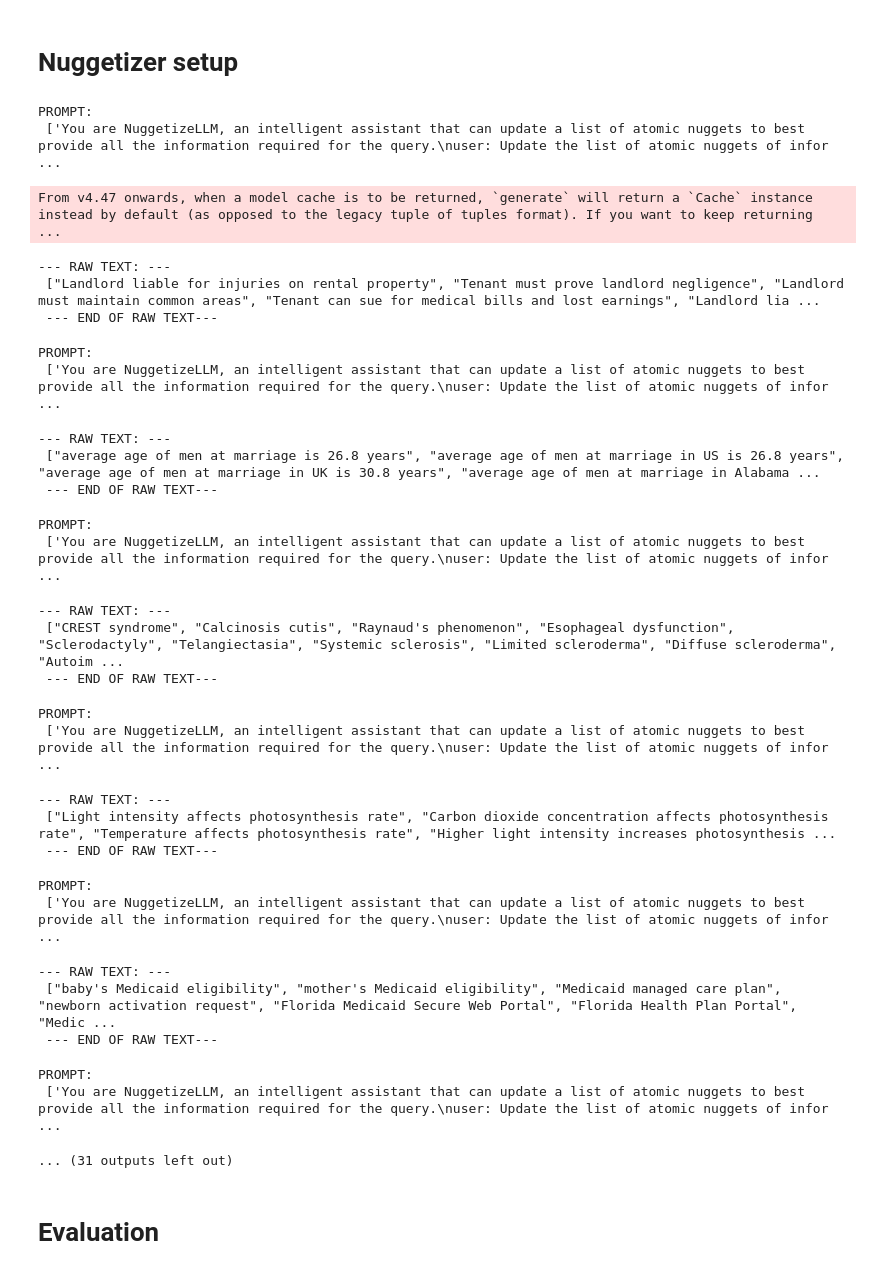
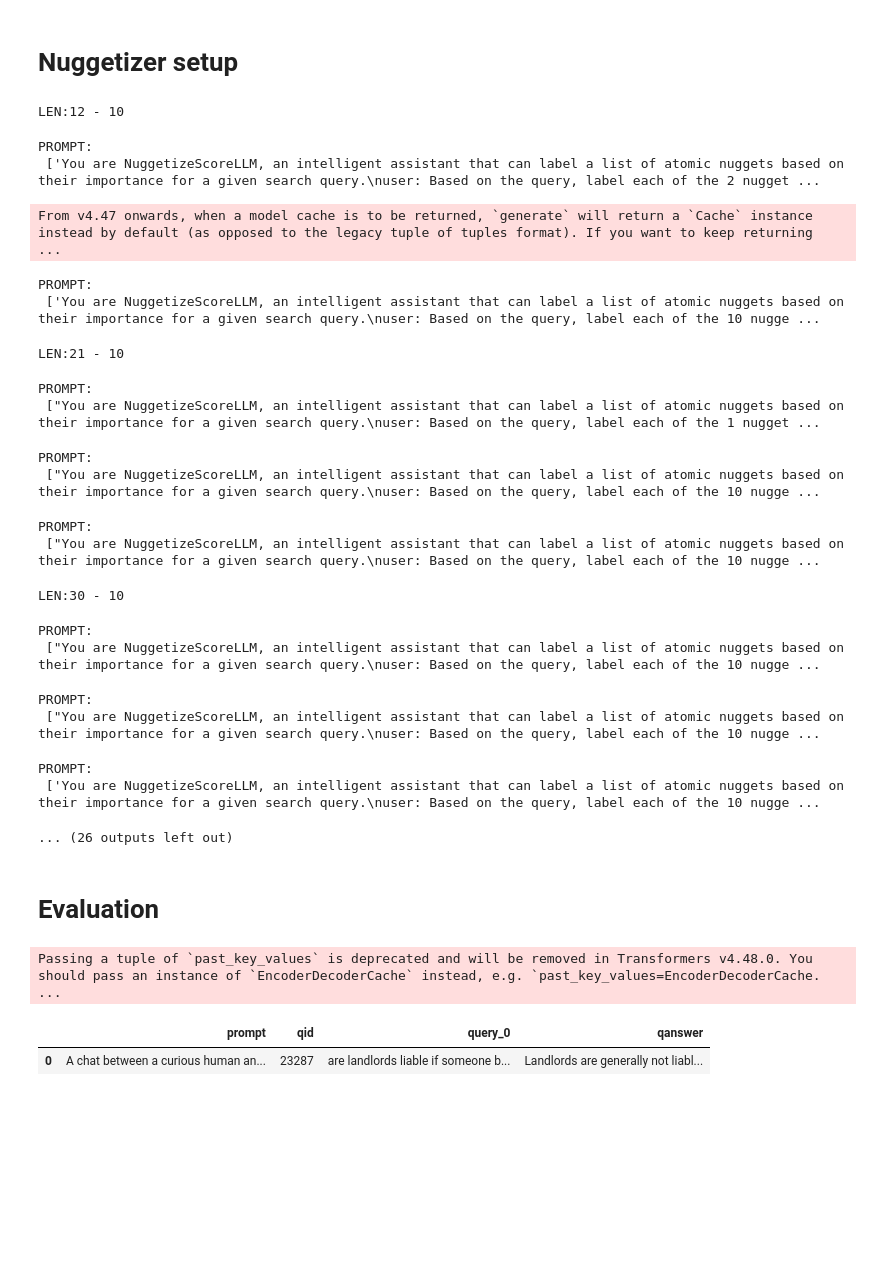
Before and after one commit to NamaWho/pyterrier-nuggetizer, a Jupyter notebook: examples/example.ipynb, the cells around one changed output. Saved outputs shown, nothing was run; the diff lists cells and outputs as text; code cells hidden in the pictures; blank space fills up the shorter version.

Commit message:
fix scorer prompt

```diff
--- a/examples/example.ipynb
+++ b/examples/example.ipynb
@@ -149,38 +130,50 @@ nuggetizer = Nuggetizer(
     conversation_template=conv_template,
     verbose=True
 )
-nuggets = nuggetizer.create(baseline)
-nuggetizer.score(nuggets)
+
+nuggets = load_csv("nuggets.csv")
+if nuggets is None:
+    nuggets = nuggetizer.create(baseline)
+    save_csv("nuggets.csv", nuggets)
+
+scored_nuggets = load_csv("scored_nuggets")
+if scored_nuggets is None:
+    scored_nuggets = nuggetizer.score(nuggets)
+    save_csv("scored_nuggets.csv", scored_nuggets)
 # %% [output]
-PROMPT:
- ['You are NuggetizeLLM, an intelligent assistant that can update a list of atomic nuggets to best provide all the information required for the query.\nuser: Update the list of atomic nuggets of infor ...
+LEN:12 - 10
-From v4.47 onwards, when a model cache is to be returned, `generate` will return a `Cache` instance instead by default (as opposed to the legacy tuple of tuples format). If you want to keep returning  ...
+PROMPT:
+ ['You are NuggetizeScoreLLM, an intelligent assistant that can label a list of atomic nuggets based on their importance for a given search query.\nuser: Based on the query, label each of the 2 nugget ...
---- RAW TEXT: ---
- ["Landlord liable for injuries on rental property", "Tenant must prove landlord negligence", "Landlord must maintain common areas", "Tenant can sue for medical bills and lost earnings", "Landlord lia ...
- --- END OF RAW TEXT---
+From v4.47 onwards, when a model cache is to be returned, `generate` will return a `Cache` instance instead by default (as opposed to the legacy tuple of tuples format). If you want to keep returning  ...
 PROMPT:
- ['You are NuggetizeLLM, an intelligent assistant that can update a list of atomic nuggets to best provide all the information required for the query.\nuser: Update the list of atomic nuggets of infor ...
+ ['You are NuggetizeScoreLLM, an intelligent assistant that can label a list of atomic nuggets based on their importance for a given search query.\nuser: Based on the query, label each of the 10 nugge ...
---- RAW TEXT: ---
- ["average age of men at marriage is 26.8 years", "average age of men at marriage in US is 26.8 years", "average age of men at marriage in UK is 30.8 years", "average age of men at marriage in Alabama ...
- --- END OF RAW TEXT---
+LEN:21 - 10
 PROMPT:
- ['You are NuggetizeLLM, an intelligent assistant that can update a list of atomic nuggets to best provide all the information required for the query.\nuser: Update the list of atomic nuggets of infor ...
+ ["You are NuggetizeScoreLLM, an intelligent assistant that can label a list of atomic nuggets based on their importance for a given search query.\nuser: Based on the query, label each of the 1 nugget ...
---- RAW TEXT: ---
- ["CREST syndrome", "Calcinosis cutis", "Raynaud's phenomenon", "Esophageal dysfunction", "Sclerodactyly", "Telangiectasia", "Systemic sclerosis", "Limited scleroderma", "Diffuse scleroderma", "Autoim ...
- --- END OF RAW TEXT---
+PROMPT:
+ ["You are NuggetizeScoreLLM, an intelligent assistant that can label a list of atomic nuggets based on their importance for a given search query.\nuser: Based on the query, label each of the 10 nugge ...
 PROMPT:
- ['You are NuggetizeLLM, an intelligent assistant that can update a list of atomic nuggets to best provide all the information required for the query.\nuser: Update the list of atomic nuggets of infor ...
+ ["You are NuggetizeScoreLLM, an intelligent assistant that can label a list of atomic nuggets based on their importance for a given search query.\nuser: Based on the query, label each of the 10 nugge ...
---- RAW TEXT: ---
- ["Light intensity affects photosynthesis rate", "Carbon dioxide concentration affects photosynthesis rate", "Temperature affects photosynthesis rate", "Higher light intensity increases photosynthesis ...
- --- END OF RAW TEXT---
+LEN:30 - 10
 PROMPT:
- ['You are NuggetizeLLM, an intelligent assistant that can update a list of atomic nuggets to best provide all the information required for the query.\nuser: Update the list of atomic nuggets of infor ...
+ ["You are NuggetizeScoreLLM, an intelligent assistant that can label a list of atomic nuggets based on their importance for a given search query.\nuser: Based on the query, label each of the 10 nugge ...
---- RAW TEXT: ---
- ["baby's Medicaid eligibility", "mother's Medicaid eligibility", "Medicaid managed care plan", "newborn activation request", "Florida Medicaid Secure Web Portal", "Florida Health Plan Portal", "Medic ...
- --- END OF RAW TEXT---
+PROMPT:
+ ["You are NuggetizeScoreLLM, an intelligent assistant that can label a list of atomic nuggets based on their importance for a given search query.\nuser: Based on the query, label each of the 10 nugge ...
 PROMPT:
- ['You are NuggetizeLLM, an intelligent assistant that can update a list of atomic nuggets to best provide all the information required for the query.\nuser: Update the list of atomic nuggets of infor ...
+ ['You are NuggetizeScoreLLM, an intelligent assistant that can label a list of atomic nuggets based on their importance for a given search query.\nuser: Based on the query, label each of the 10 nugge ...
-... (31 outputs left out)
+... (26 outputs left out)
 # %% [markdown]
 # Evaluation
+# %%
+from pyterrier_rag.prompt import Concatenator
+from pyterrier_rag.readers import Reader
+
+reader = Reader(backend)
+rag_pipeline = monoT5_ret % 3 >> Concatenator() >> reader
+
+(monoT5_ret % 3 >> Concatenator() >> reader)(topics_df.head(1))
+# %% [output]
+Passing a tuple of `past_key_values` is deprecated and will be removed in Transformers v4.48.0. You should pass an instance of `EncoderDecoderCache` instead, e.g. `past_key_values=EncoderDecoderCache. ...
+|  | prompt | qid | query_0 | qanswer |
+| 0 | A chat between a curious human an... | 23287 | are landlords liable if someone b... | Landlords are generally not liabl... |
 # %%
```
Also changed, not shown: parts of 6 cells of this notebook, 1 other file.
